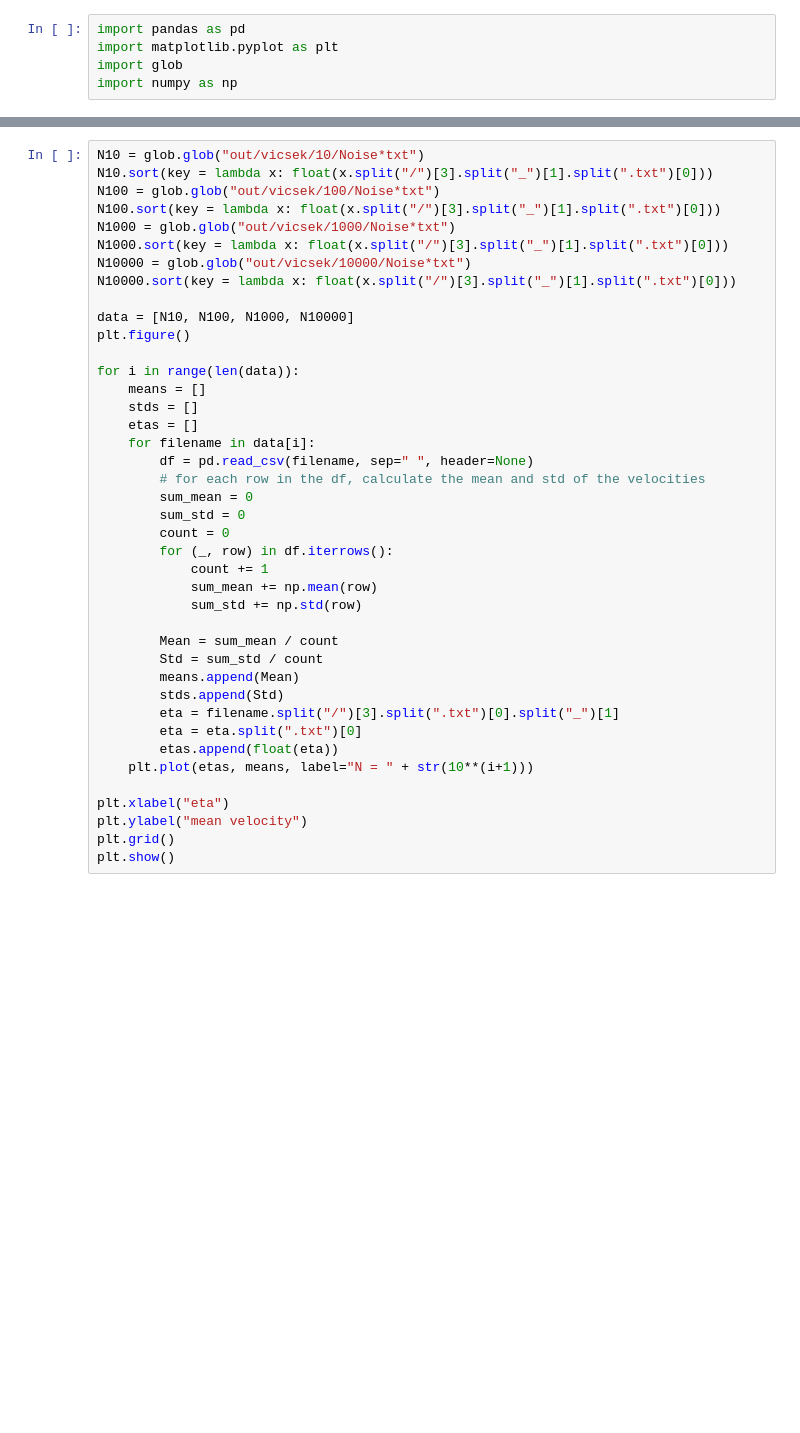
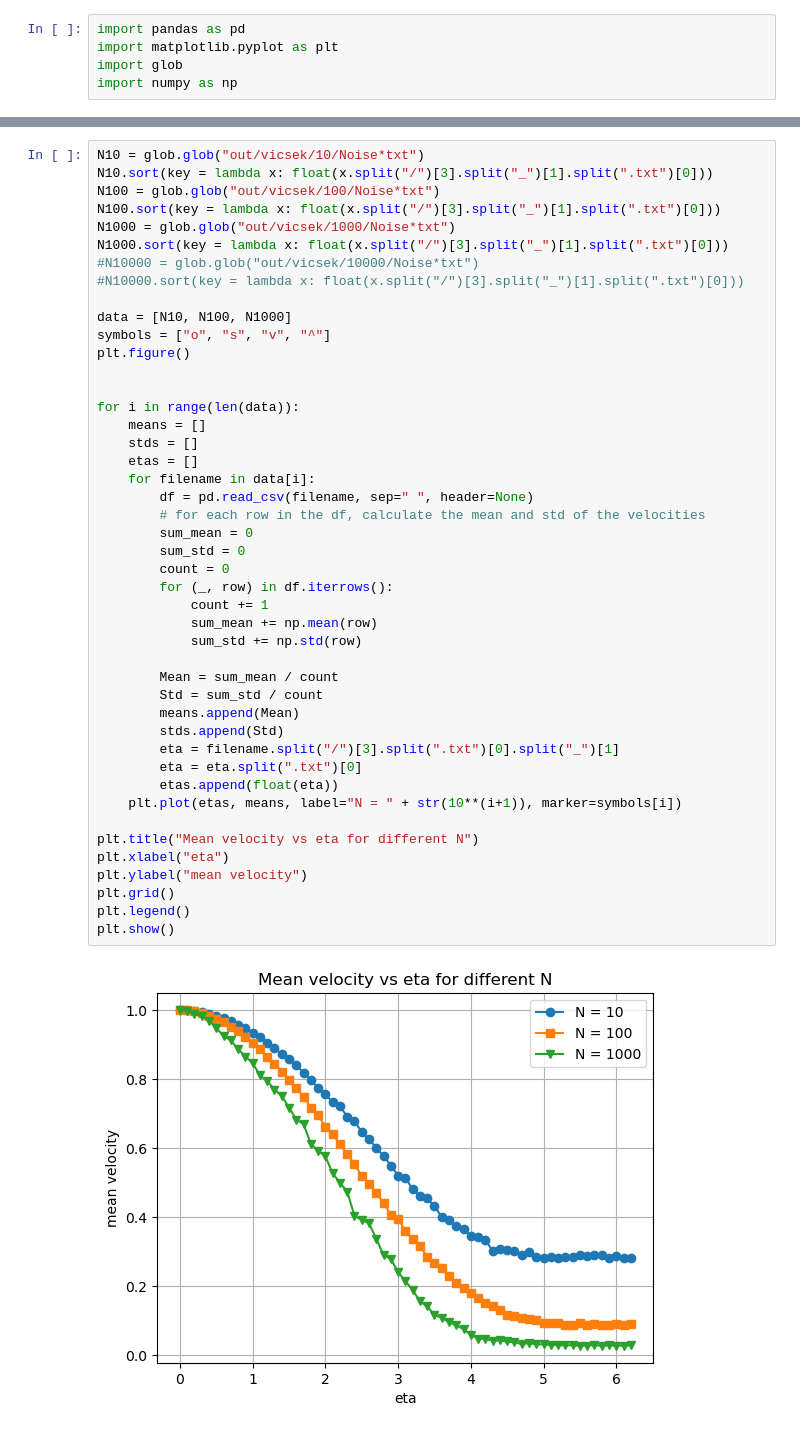
Before and after one commit to YannickHradetzky/Simulation, a Jupyter notebook: vicsek.ipynb, the cells around one changed output, grey strips where cells are left out. Drawn from its saved outputs; the diff is of its cells as text; blank space fills up the shorter version.

```diff
--- a/vicsek.ipynb
+++ b/vicsek.ipynb
@@ -82,37 +85,43 @@ N100 = glob.glob("out/vicsek/100/Noise*txt")
 N100.sort(key = lambda x: float(x.split("/")[3].split("_")[1].split(".txt")[0]))
 N1000 = glob.glob("out/vicsek/1000/Noise*txt")
 N1000.sort(key = lambda x: float(x.split("/")[3].split("_")[1].split(".txt")[0]))
-N10000 = glob.glob("out/vicsek/10000/Noise*txt")
-N10000.sort(key = lambda x: float(x.split("/")[3].split("_")[1].split(".txt")[0]))
+#N10000 = glob.glob("out/vicsek/10000/Noise*txt")
+#N10000.sort(key = lambda x: float(x.split("/")[3].split("_")[1].split(".txt")[0]))
 
-data = [N10, N100, N1000, N10000]
+data = [N10, N100, N1000]
+symbols = ["o", "s", "v", "^"]
 plt.figure()
+
 
 for i in range(len(data)):
     means = []
     stds = []
     etas = []
     for filename in data[i]:
         df = pd.read_csv(filename, sep=" ", header=None)
         # for each row in the df, calculate the mean and std of the velocities
         sum_mean = 0
         sum_std = 0
         count = 0
         for (_, row) in df.iterrows():
             count += 1
             sum_mean += np.mean(row)
             sum_std += np.std(row)
 
         Mean = sum_mean / count
         Std = sum_std / count
         means.append(Mean)
         stds.append(Std)
         eta = filename.split("/")[3].split(".txt")[0].split("_")[1]
         eta = eta.split(".txt")[0]
         etas.append(float(eta))
-    plt.plot(etas, means, label="N = " + str(10**(i+1)))
+    plt.plot(etas, means, label="N = " + str(10**(i+1)), marker=symbols[i])
 
+plt.title("Mean velocity vs eta for different N")
 plt.xlabel("eta")
 plt.ylabel("mean velocity")
 plt.grid()
+plt.legend()
 plt.show()
+# %% [output]
+[figure, added]
```
Also changed, not shown: parts of 3 cells of this notebook, 4 other files.
